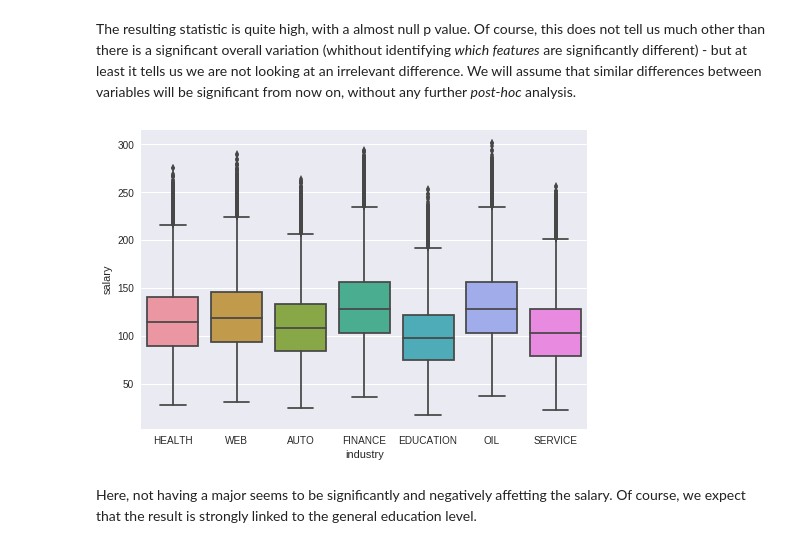
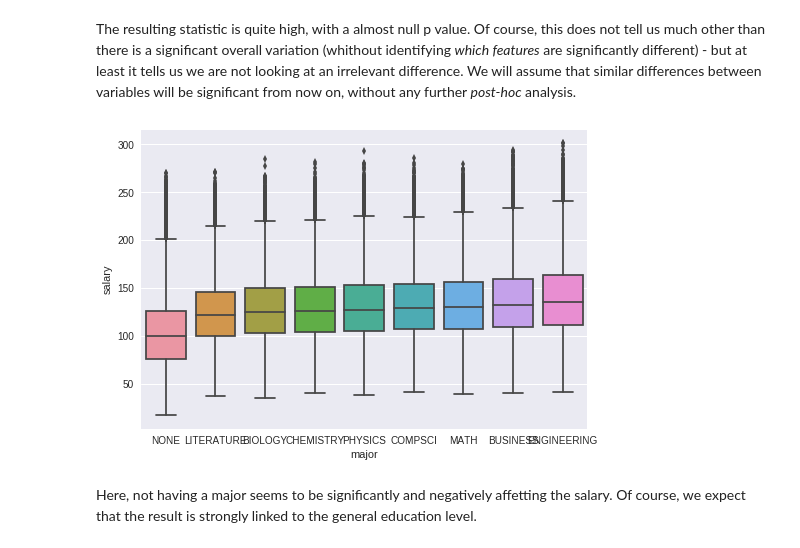
Before and after one commit to liapunov/HRdata, a Jupyter notebook: HRdataNotebook.ipynb, the cells around one changed output. Cells and saved outputs as stored; diff of their text form; code cells hidden in the pictures.

```diff
--- a/HRdataNotebook.ipynb
+++ b/HRdataNotebook.ipynb
@@ -222,9 +222,9 @@ kruskal(*salary_industry_arr)
 KruskalResult(statistic=83284.30288773228, pvalue=0.0)
 # %% [markdown]
 The resulting statistic is quite high, with a almost null p value. Of course, this does not tell us much other than there is a significant overall variation (whithout identifying *which features* are significantly different) - but at least it tells us we are not looking at an irrelevant difference. We will assume that similar differences between variables will be significant from now on, without any further *post-hoc* analysis.
-# %%
-plot_vs_salary(train_feat_salary,"industry")
-# %% [output]
-[figure, removed]
+# %%
+plot_vs_target(train_feat_salary,"major","salary")
+# %% [output]
+[figure, added]
 # %% [markdown]
 Here, not having a major seems to be significantly and negatively affetting the salary. Of course, we expect that the result is strongly linked to the general education level.
```
Also changed, not shown: parts of 9 cells of this notebook.
